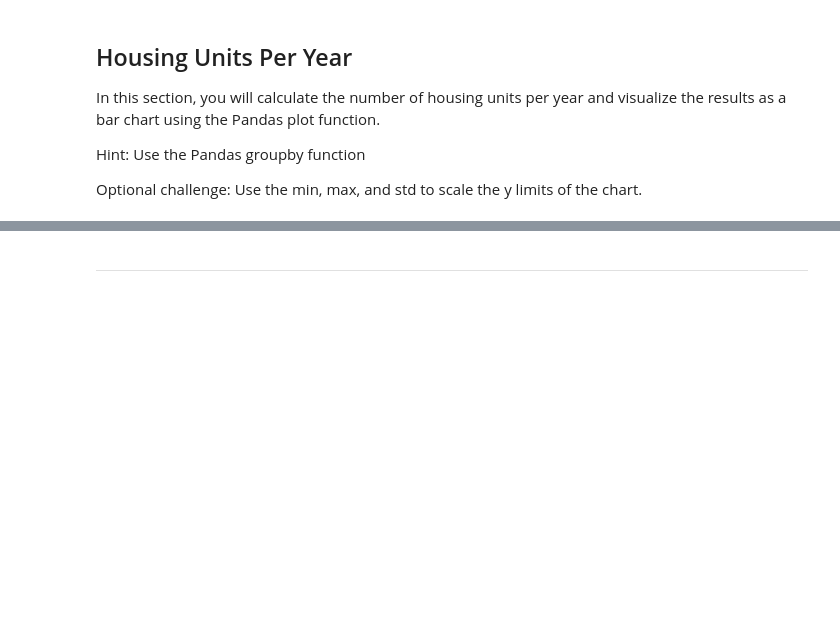
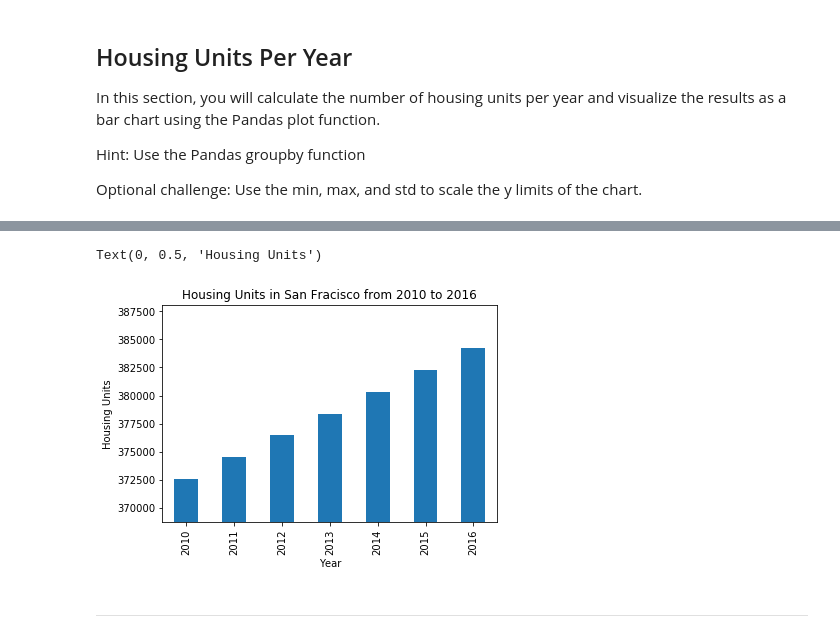
Before and after one commit to kenlindgren93/Homework_Pythonic_Monopoly, a Jupyter notebook: Starter_Code/rental_analysis.ipynb, the cells around one changed output, grey strips where cells are left out. Cells and saved outputs as stored; diff of their text form; code cells hidden in the pictures; blank space fills up the shorter version.

```diff
--- a/Starter_Code/rental_analysis.ipynb
+++ b/Starter_Code/rental_analysis.ipynb
@@ -50,11 +69,21 @@ mean_housing_units.head()
 # %%
 # Use the Pandas plot function to plot the average housing units per year.
 # Note: You will need to manually adjust the y limit of the chart using the min and max values from above.
-# Optional Challenge: Use the min, max, and std to scale the y limits of the chart
+sfo_grouped_min = sfo_data.groupby(['year'])['housing_units'].min().min()
+sfo_grouped_max = sfo_data.groupby(['year'])['housing_units'].max().max()
+sfo_grouped_std = sfo_data['housing_units'].std()
 
-panda_plot = mean_housing_units.plot.bar(ylim = [370000, 387500],
-                                        title = "Housing Units from 2010 to 2016 in San Francisco")
-panda_plot.set_xlabel("Year")
-panda_plot.set_ylabel("Housing Units")
+first_year = mean_housing_units.index[0]
+last_year = mean_housing_units.index[-1]
 
-plt.show()
+fig_housing_units = mean_housing_units.plot.bar(
+    xlim=[first_year, last_year],
+    ylim=[sfo_grouped_min - sfo_grouped_std, sfo_grouped_max + sfo_grouped_std]
+)
+
+fig_housing_units.set_title("Housing Units in San Fracisco from 2010 to 2016")
+fig_housing_units.set_xlabel("Year")
+fig_housing_units.set_ylabel("Housing Units")
+# %% [output]
+Text(0, 0.5, 'Housing Units')
+[figure, added]
```
Also changed, not shown: parts of 17 cells of this notebook.
